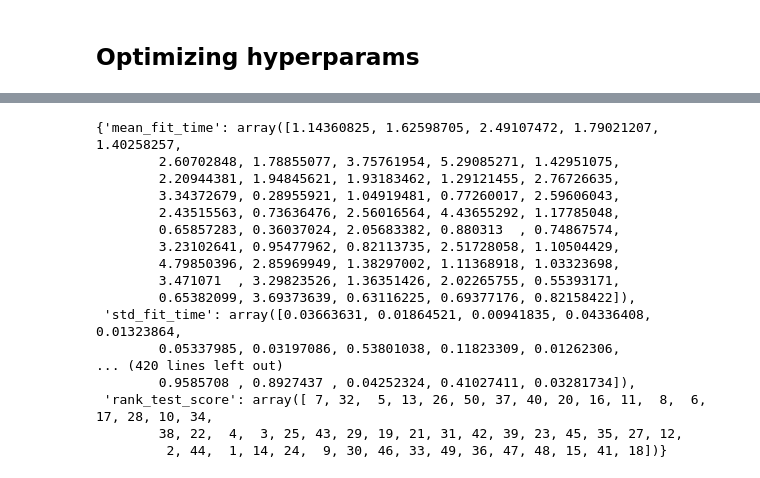
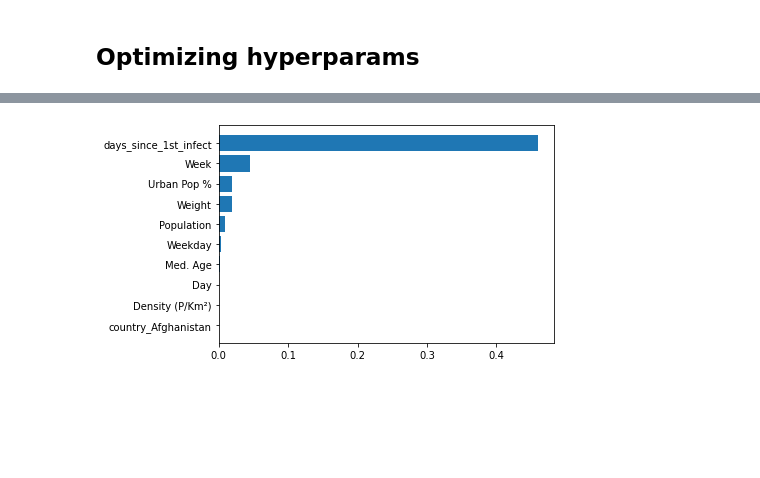
Before and after one commit to acquayefrank/MLDM2020-Project, a Jupyter notebook: experiments_gradient_boosting_regressor.ipynb, the cells around one changed output, grey strips where cells are left out. Cells and saved outputs as stored; diff of their text form; code cells hidden in the pictures; blank space fills up the shorter version.

```diff
--- a/experiments_gradient_boosting_regressor.ipynb
+++ b/experiments_gradient_boosting_regressor.ipynb
@@ -75,0 +125,13 @@ print(optGBR.score(x_test_time_split_cc, y_test_time_split_cc))
+# %%
+f_data = pd.read_csv('cleaned_fatalities.csv')
+mask_f_test = (f_data['Date'] >= '2020-05-20')
+mask_f_train = (f_data['Date'] < '2020-05-20')
+test_f_df = diff_split_cc_data.loc[mask_f_test]
+train_f_df = diff_split_cc_data.loc[mask_f_train]
+y_time_split_f = train_f_df['TargetValue']
+x_time_split_f = train_f_df[feature_cols]
+y_test_time_split_f = test_f_df['TargetValue']
+x_test_time_split_f = test_f_df[feature_cols]
+# %%
+gradient_boosting_regr_f = GradientBoostingRegressor()
+gradient_boosting_regr_f.fit(x_time_split_f,y_time_split_f)
@@ -75,0 +160,7 @@ print(optGBR.score(x_test_time_split_cc, y_test_time_split_cc))
+# %%
+best_params= search.best_params_
+optGBR = GradientBoostingRegressor(learning_rate= best_params['learning_rate'], min_samples_leaf=best_params['min_samples_leaf'],
+                      max_depth=best_params['max_depth'])
+optGBR.fit(x_time_split_f,y_time_split_f)
+y_pred_cc = optGBR.predict(x_test_time_split_f)
+print(optGBR.score(x_test_time_split_f, y_test_time_split_f))
@@ -84,20 +173,10 @@ best_params
-# %%
-search.cv_results_
-# %% [output]
-{'mean_fit_time': array([1.14360825, 1.62598705, 2.49107472, 1.79021207, 1.40258257,
-        2.60702848, 1.78855077, 3.75761954, 5.29085271, 1.42951075,
-        2.20944381, 1.94845621, 1.93183462, 1.29121455, 2.76726635,
-        3.34372679, 0.28955921, 1.04919481, 0.77260017, 2.59606043,
-        2.43515563, 0.73636476, 2.56016564, 4.43655292, 1.17785048,
-        0.65857283, 0.36037024, 2.05683382, 0.880313  , 0.74867574,
-        3.23102641, 0.95477962, 0.82113735, 2.51728058, 1.10504429,
-        4.79850396, 2.85969949, 1.38297002, 1.11368918, 1.03323698,
-        3.471071  , 3.29823526, 1.36351426, 2.02265755, 0.55393171,
-        0.65382099, 3.69373639, 0.63116225, 0.69377176, 0.82158422]),
- 'std_fit_time': array([0.03663631, 0.01864521, 0.00941835, 0.04336408, 0.01323864,
-        0.05337985, 0.03197086, 0.53801038, 0.11823309, 0.01262306,
-... (420 lines left out)
-        0.9585708 , 0.8927437 , 0.04252324, 0.41027411, 0.03281734]),
- 'rank_test_score': array([ 7, 32,  5, 13, 26, 50, 37, 40, 20, 16, 11,  8,  6, 17, 28, 10, 34,
-        38, 22,  4,  3, 25, 43, 29, 19, 21, 31, 42, 39, 23, 45, 35, 27, 12,
-         2, 44,  1, 14, 24,  9, 30, 46, 33, 49, 36, 47, 48, 15, 41, 18])}
+# %%
+feature_imp = optGBR.feature_importances_[:10]
+sorted_idx = np.argsort(feature_imp)
+pos = np.arange(sorted_idx.shape[0])+.5
+
+plt.barh(pos, feature_imp[sorted_idx], align='center')
+plt.yticks(pos, np.array(list(x_time_split_f))[sorted_idx])
+plt.show()
+# %% [output]
+[figure, added]
```
Also changed, not shown: parts of 18 cells of this notebook, 8 other files.
